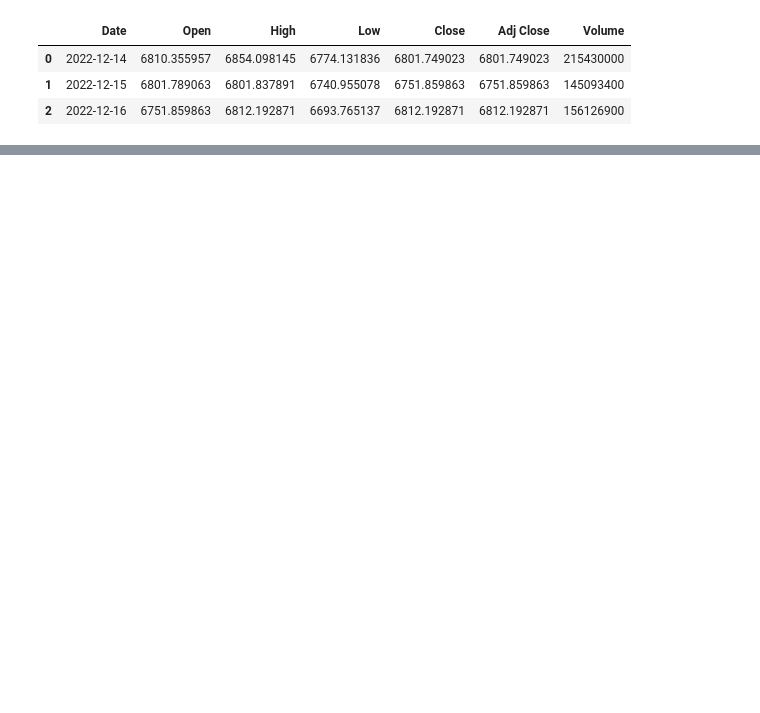
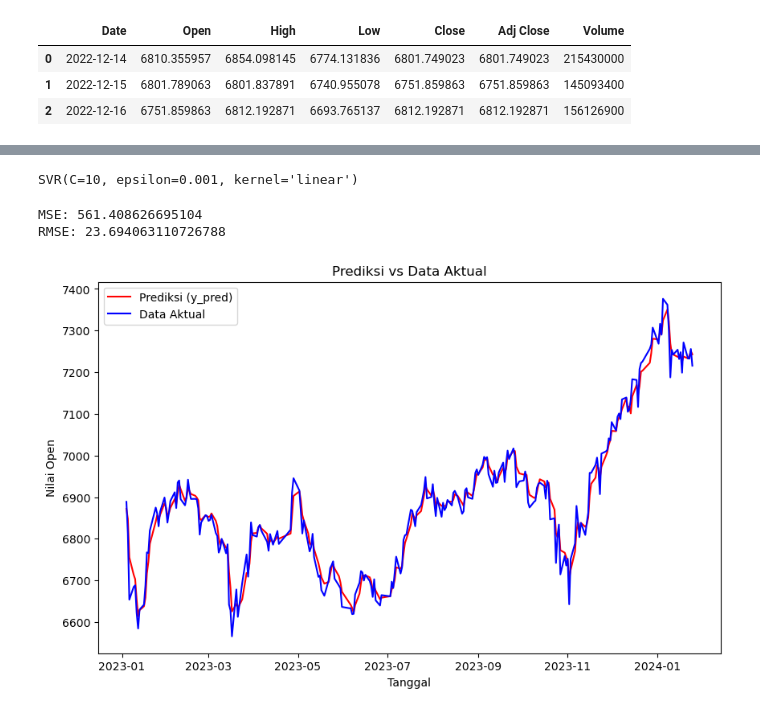
Before and after one commit to zyxn/stock_forecast_sentiment, a Jupyter notebook: notebooks/v1-wdy-svm.ipynb, the cells around one changed output, grey strips where cells are left out. Cells and saved outputs as stored; diff of their text form; code cells hidden in the pictures; blank space fills up the shorter version.

```diff
--- a/notebooks/v1-wdy-svm.ipynb
+++ b/notebooks/v1-wdy-svm.ipynb
@@ -15,0 +89,14 @@ data.head(3)
+# %%
+from sklearn.preprocessing import MinMaxScaler
+
+# Inisialisasi MinMaxScaler
+scaler = MinMaxScaler()
+
+# Normalisasi data train
+scaled_train_data = scaler.fit_transform(train_data)
+
+# Konversi data yang telah dinormalisasi kembali ke dalam DataFrame
+scaled_train_data = pd.DataFrame(scaled_train_data, columns=train_data.columns)
+# %%
+y_train_scaled = scaled_train_data[["Open(t)"]]  # Ambil kolom Open(t) sebagai target
+X_train_scaled = scaled_train_data.drop(["Open(t)", "Close(t)", "High(t)", "Low(t)", "Adj Close(t)"], axis=1)
@@ -15,0 +150,35 @@ data.head(3)
+# %%
+from sklearn import svm
+
+params =  {'C': 10, 'epsilon': 0.001, 'gamma': 'scale', 'kernel': 'linear'}
+model_svm = svm.SVR(**params)
+model_svm.fit(X_train_scaled,train_data["Open(t)"])
+# %% [output]
+SVR(C=10, epsilon=0.001, kernel='linear')
+# %%
+y_pred = model_svm.predict(X_train_scaled)
+# %%
+mse = np.mean((y_pred - train_data['Open(t)'])**2)
+
+# Menghitung Root Mean Squared Error (RMSE)
+rmse = np.sqrt(mse)
+
+print("MSE:", mse)
+print("RMSE:", rmse)
+# %% [output]
+MSE: 561.408626695104
+RMSE: 23.694063110726788
+# %%
+import matplotlib.pyplot as plt
+
+# Plot hasil prediksi (y_pred) dan data aktual (train_data['Open(t)'])
+plt.figure(figsize=(10, 6))
+plt.plot(train_data.index, y_pred.squeeze(), label='Prediksi (y_pred)', color='red')
+plt.plot(train_data.index, train_data['Open(t)'], label='Data Aktual', color='blue')
+plt.xlabel('Tanggal')
+plt.ylabel('Nilai Open')
+plt.title('Prediksi vs Data Aktual')
+plt.legend()
+plt.show()
+# %% [output]
+[figure, added]
```
Also changed, not shown: parts of 14 cells of this notebook.
